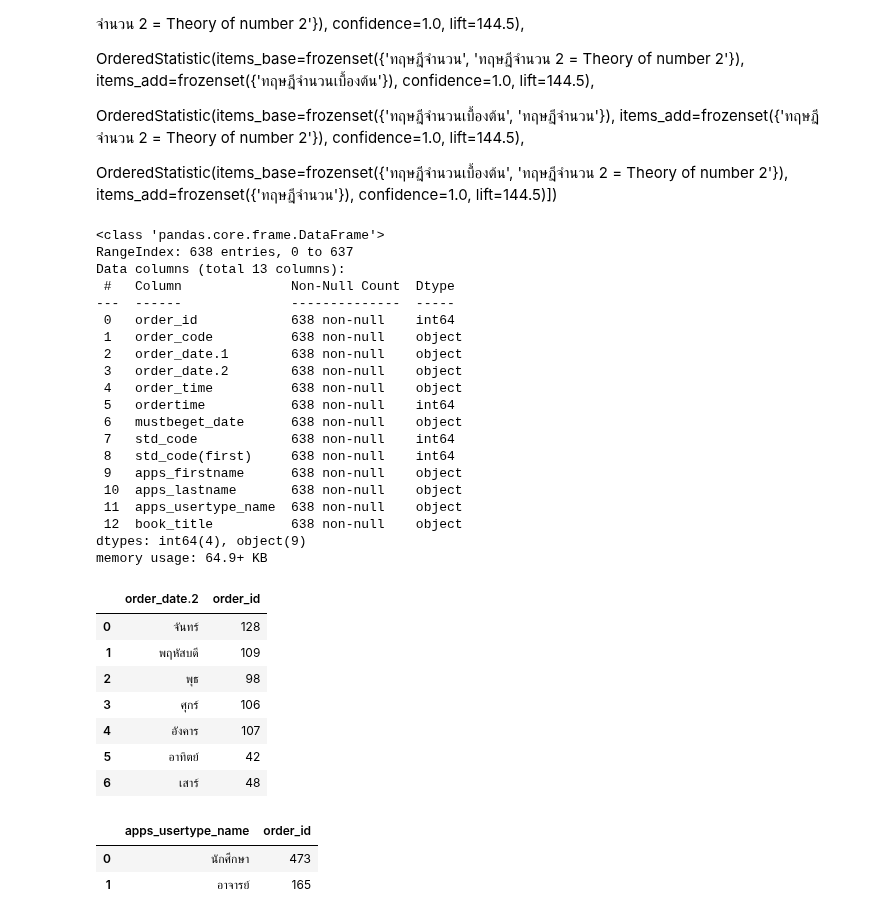
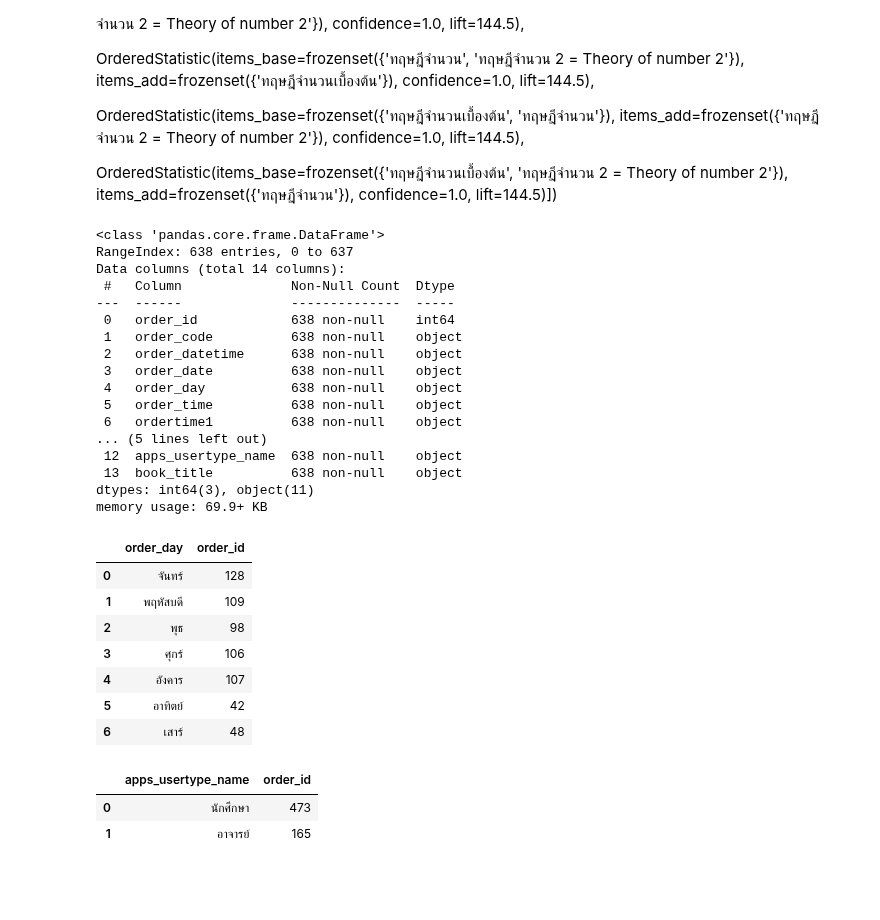
Before and after one commit to nichakornchaisuwan/DWDM21, a Jupyter notebook: Manage_data_ipynb.ipynb, the cells around one changed output. Drawn from its saved outputs; the diff is of its cells as text; code cells hidden in the pictures; blank space fills up the shorter version.

```diff
--- a/Manage_data_ipynb.ipynb
+++ b/Manage_data_ipynb.ipynb
@@ -36,5 +36,5 @@ data_USLall
 # %%
 data_USL = pd.read_csv(data_1)
-data_USL = data_USL[['order_id','order_code','order_date.1','order_date.2','order_time','ordertime','mustbeget_date','std_code','std_code(first)','apps_firstname','apps_lastname','apps_usertype_name','book_title']]
+data_USL = data_USL[['order_id','order_code','order_datetime','order_date','order_day','order_time','ordertime1','mustbeget_date','std_code','std_code(first)','apps_firstname','apps_lastname','apps_usertype_name','book_title']]
 data_USL
 # %% [output]
@@ -116,29 +116,26 @@ data_USL.info()
 # %% [output]
 <class 'pandas.core.frame.DataFrame'>
 RangeIndex: 638 entries, 0 to 637
-Data columns (total 13 columns):
+Data columns (total 14 columns):
  #   Column              Non-Null Count  Dtype
 ---  ------              --------------  -----
  0   order_id            638 non-null    int64
  1   order_code          638 non-null    object
- 2   order_date.1        638 non-null    object
- 3   order_date.2        638 non-null    object
- 4   order_time          638 non-null    object
- 5   ordertime           638 non-null    int64
- 6   mustbeget_date      638 non-null    object
- 7   std_code            638 non-null    int64
- 8   std_code(first)     638 non-null    int64
- 9   apps_firstname      638 non-null    object
- 10  apps_lastname       638 non-null    object
- 11  apps_usertype_name  638 non-null    object
- 12  book_title          638 non-null    object
-dtypes: int64(4), object(9)
-memory usage: 64.9+ KB
+ 2   order_datetime      638 non-null    object
+ 3   order_date          638 non-null    object
+ 4   order_day           638 non-null    object
+ 5   order_time          638 non-null    object
+ 6   ordertime1          638 non-null    object
+... (5 lines left out)
+ 12  apps_usertype_name  638 non-null    object
+ 13  book_title          638 non-null    object
+dtypes: int64(3), object(11)
+memory usage: 69.9+ KB
 # %%
-data_USLday = data_USL.groupby(['order_date.2']).count().reset_index().iloc[:,:2]  ##
+data_USLday = data_USL.groupby(['order_day']).count().reset_index().iloc[:,:2]  ##
 data_USLday
 # %% [output]
-|  | order_date.2 | order_id |
+|  | order_day | order_id |
 | 0 | จันทร์ | 128 |
 | 1 | พฤหัสบดี | 109 |
 | 2 | พุธ | 98 |
```
Also changed, not shown: parts of 14 cells of this notebook.
